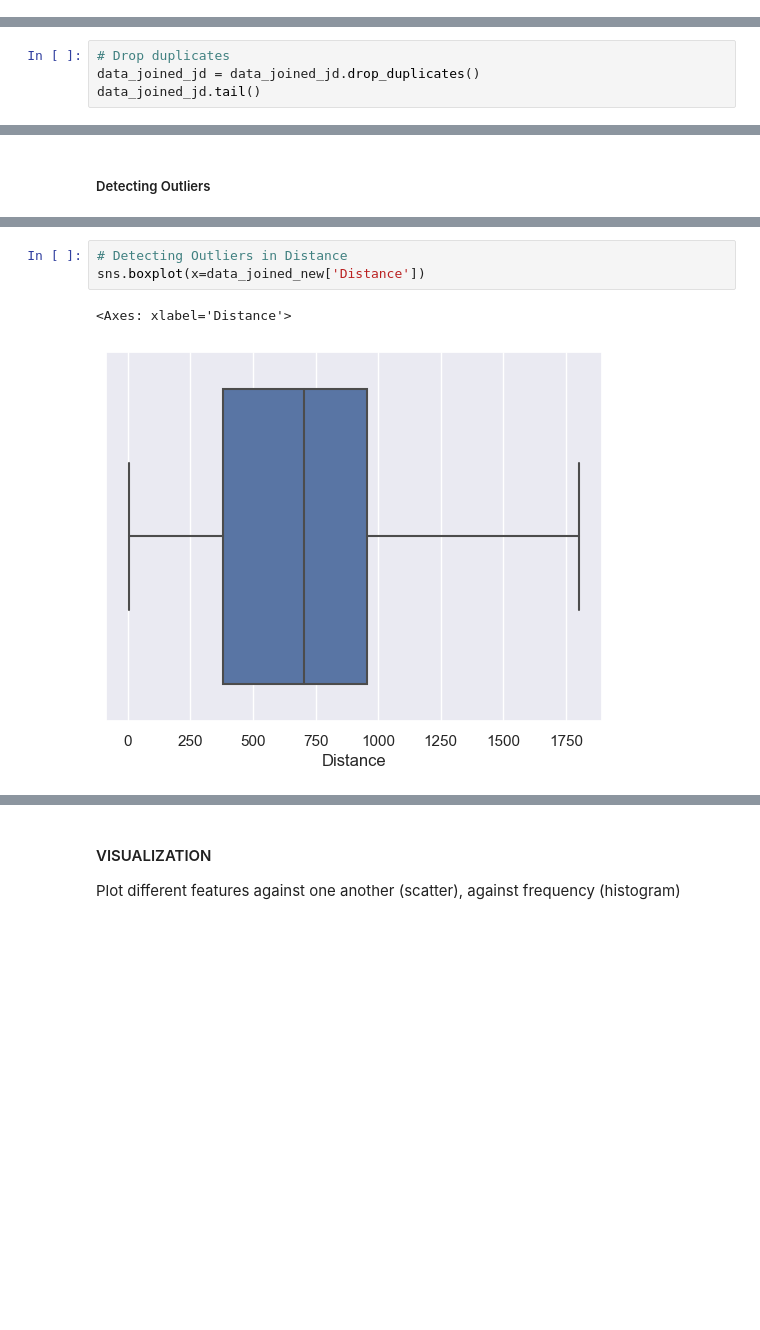
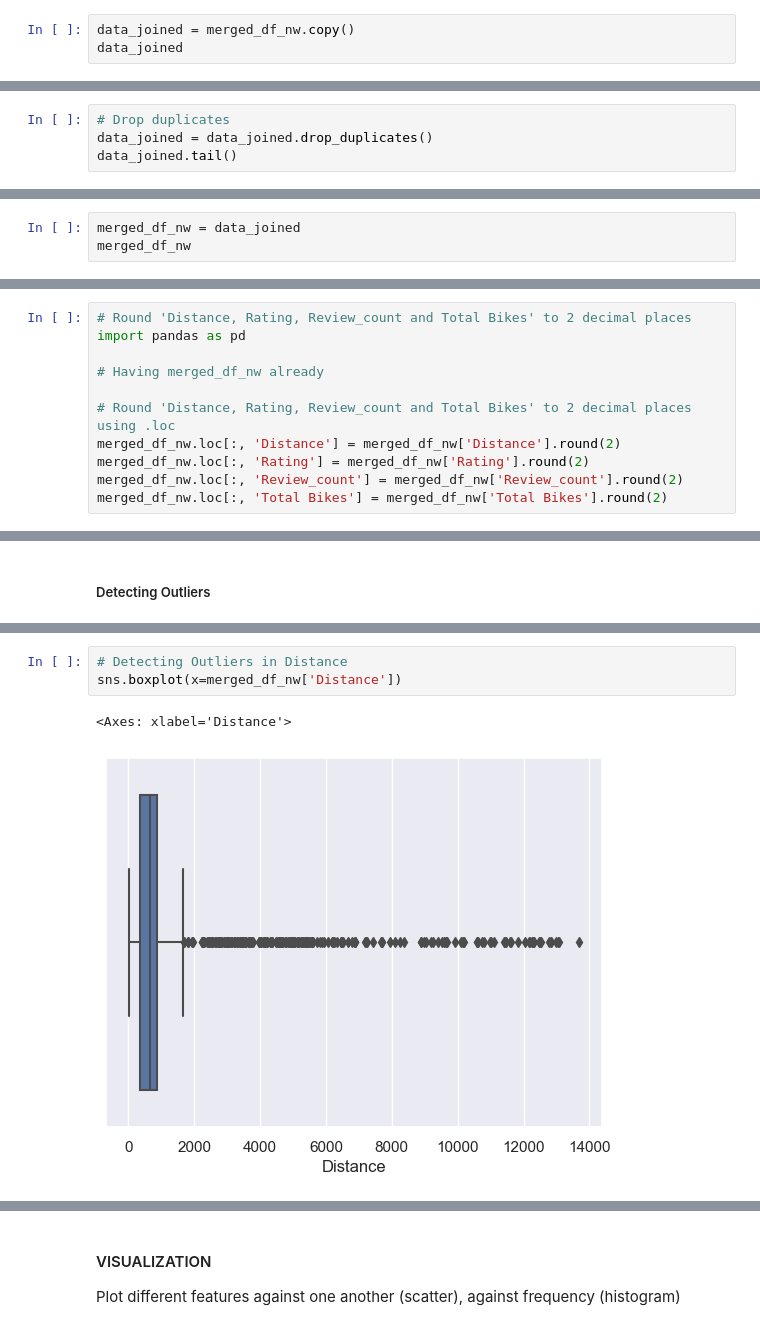
Before and after one commit to Franchertz/Project-Statistical-Modelling-with-Python, a Jupyter notebook: notebooks/joining_data.ipynb, the cells around one changed output, grey strips where cells are left out. Drawn from its saved outputs; the diff is of its cells as text; blank space fills up the shorter version.

```diff
--- a/notebooks/joining_data.ipynb
+++ b/notebooks/joining_data.ipynb
@@ -369,0 +890,3 @@ data_joined_jd
+# %%
+data_joined = merged_df_nw.copy()
+data_joined
@@ -374,5 +911,5 @@ data_joined_jd.shape
 # %%
 # Drop duplicates
-data_joined_jd = data_joined_jd.drop_duplicates()
-data_joined_jd.tail()
+data_joined = data_joined.drop_duplicates()
+data_joined.tail()
 # %% [output]
@@ -421,0 +954,3 @@ data_joined_new
+# %%
+merged_df_nw = data_joined
+merged_df_nw
@@ -456,0 +994,11 @@ data_joined_new['Longitude'] = data_joined_new['Longitude'].round(2)
+# %%
+# Round 'Distance, Rating, Review_count and Total Bikes' to 2 decimal places
+import pandas as pd
+
+# Having merged_df_nw already
+
+# Round 'Distance, Rating, Review_count and Total Bikes' to 2 decimal places using .loc
+merged_df_nw.loc[:, 'Distance'] = merged_df_nw['Distance'].round(2)
+merged_df_nw.loc[:, 'Rating'] = merged_df_nw['Rating'].round(2)
+merged_df_nw.loc[:, 'Review_count'] = merged_df_nw['Review_count'].round(2)
+merged_df_nw.loc[:, 'Total Bikes'] = merged_df_nw['Total Bikes'].round(2)
@@ -543,6 +1084,6 @@ sns.boxplot(x=data_joined_new['Rating'])
 # %%
 # Detecting Outliers in Distance
-sns.boxplot(x=data_joined_new['Distance'])
+sns.boxplot(x=merged_df_nw['Distance'])
 # %% [output]
 <Axes: xlabel='Distance'>
-[figure, old version]
+[figure, new version]
```
Also changed, not shown: parts of 163 cells of this notebook, 21 other files.
